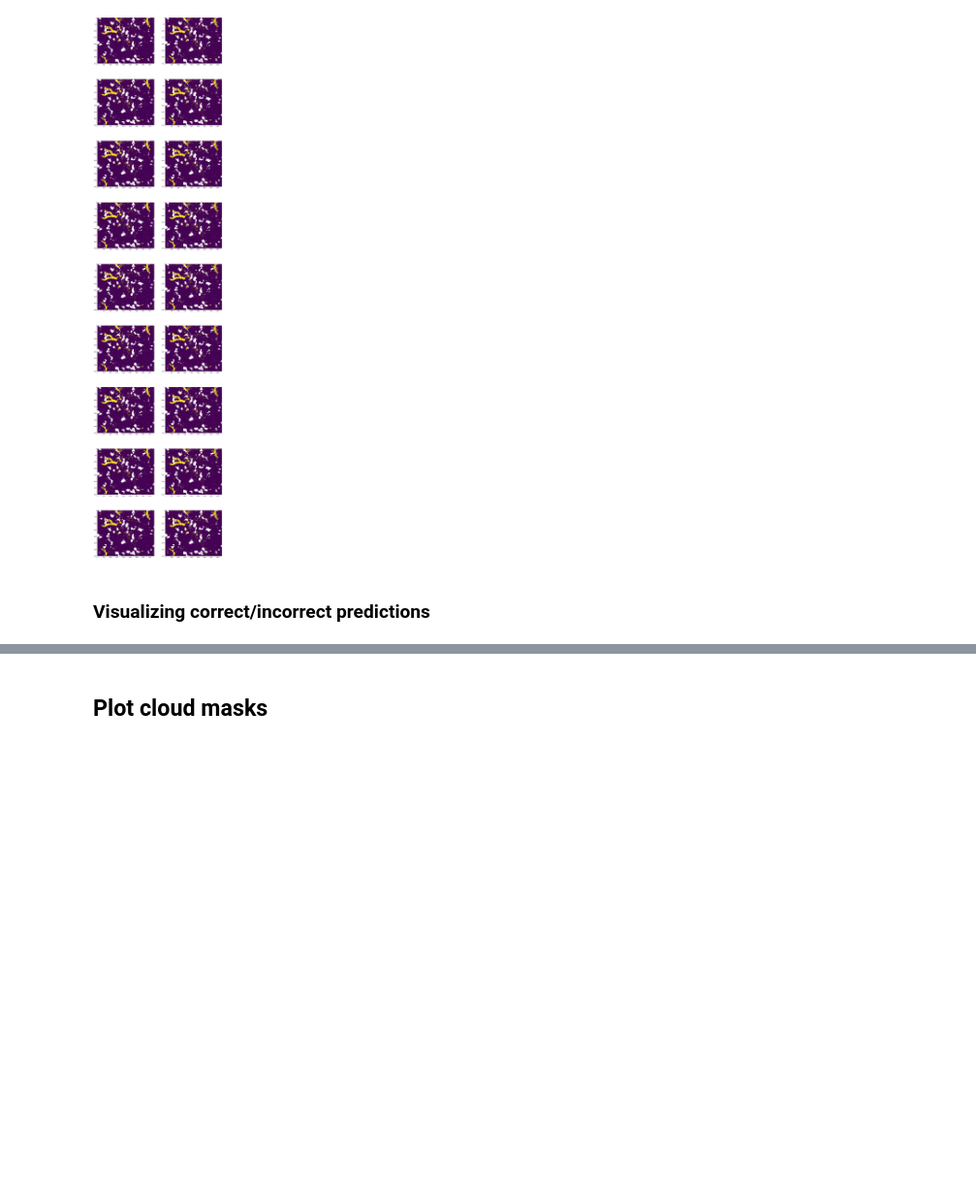
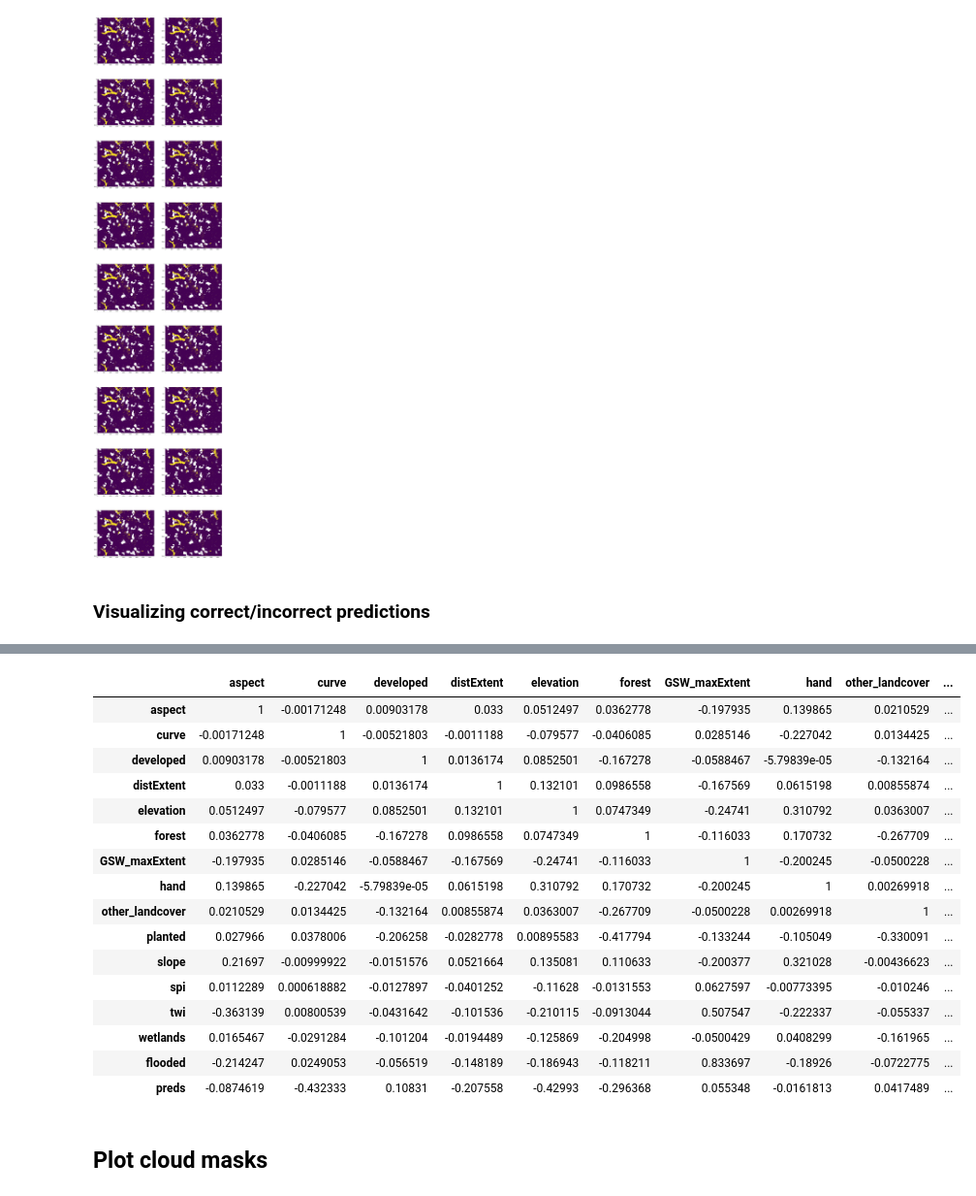
Before and after one commit to ianpdavies/cloudy_flood_prediction, a Jupyter notebook: notebooks/CNN_multi.ipynb, the cells around one changed output, grey strips where cells are left out. Shown at 97% size. Cells and saved outputs as stored; diff of their text form; code cells hidden in the pictures; blank space fills up the shorter version.

```diff
--- a/notebooks/CNN_multi.ipynb
+++ b/notebooks/CNN_multi.ipynb
@@ -148,9 +148,10 @@ def preprocessing(path, img, pctl):
         data = data.transpose((1, -1, 0)) # Not sure why the rasterio.read output is originally (D, W, H)
 
     # load cloudmasks
-    cloudMaskDir = path+'cloudmasks/'+img
+    cloudMaskDir = path+'clouds'
 
-    cloudMask = np.load(cloudMaskDir+'/'+img+'_clouds_'+str(pctl)+'.npy')
+    cloudMask = np.load(cloudMaskDir+'/'+img+'_clouds.npy')
+    cloudMask = cloudMask < np.percentile(cloudMask, pctl)
 
     # Need to remove NaNs because any arithmetic operation involving an NaN will result in NaN
     data[cloudMask] = -999999
@@ -392,9 +393,10 @@ def preprocessing_gaps(path, img, pctl):
         data = data.transpose((1, -1, 0)) # Not sure why the rasterio.read output is originally (D, W, H)
 
     # load cloudmasks
-    cloudMaskDir = path+'cloudmasks/'+img
+    cloudMaskDir = path+'clouds'
 
-    cloudMask = np.load(cloudMaskDir+'/'+img+'_clouds_'+str(pctl)+'.npy')
+    cloudMask = np.load(cloudMaskDir+'/'+img+'_clouds.npy')
+    cloudMask = cloudMask < np.percentile(cloudMask, pctl)
 
     # Invert cloudmask to get the gaps
     cloudMask = np.invert(cloudMask)
@@ -621,3 +634,30 @@ plt.imshow(prediction_imgs[8])
+# %%
+# Look at correlation between predicted values and features?
+data_vector, data_mean, data_std, data_ind = preprocessing_gaps(path, img, 90)
+df = pd.DataFrame(data=data_vector, columns=['aspect','curve', 'developed', 'distExtent', 'elevation', 'forest',
+ 'GSW_maxExtent', 'hand', 'other_landcover', 'planted', 'slope', 'spi', 'twi', 'wetlands', 'flooded'])
+df['preds'] = predictions[8]
+# %%
+corr = df.corr()
+corr.style.background_gradient(cmap='coolwarm')
+# %% [output]
+|  | aspect | curve | developed | distExtent | elevation | forest | GSW_maxExtent | hand | other_landcover | ... |
+| aspect | 1 | -0.00171248 | 0.00903178 | 0.033 | 0.0512497 | 0.0362778 | -0.197935 | 0.139865 | 0.0210529 | ... |
+| curve | -0.00171248 | 1 | -0.00521803 | -0.0011188 | -0.079577 | -0.0406085 | 0.0285146 | -0.227042 | 0.0134425 | ... |
+| developed | 0.00903178 | -0.00521803 | 1 | 0.0136174 | 0.0852501 | -0.167278 | -0.0588467 | -5.79839e-05 | -0.132164 | ... |
+| distExtent | 0.033 | -0.0011188 | 0.0136174 | 1 | 0.132101 | 0.0986558 | -0.167569 | 0.0615198 | 0.00855874 | ... |
+| elevation | 0.0512497 | -0.079577 | 0.0852501 | 0.132101 | 1 | 0.0747349 | -0.24741 | 0.310792 | 0.0363007 | ... |
+| forest | 0.0362778 | -0.0406085 | -0.167278 | 0.0986558 | 0.0747349 | 1 | -0.116033 | 0.170732 | -0.267709 | ... |
+| GSW_maxExtent | -0.197935 | 0.0285146 | -0.0588467 | -0.167569 | -0.24741 | -0.116033 | 1 | -0.200245 | -0.0500228 | ... |
+| hand | 0.139865 | -0.227042 | -5.79839e-05 | 0.0615198 | 0.310792 | 0.170732 | -0.200245 | 1 | 0.00269918 | ... |
+| other_landcover | 0.0210529 | 0.0134425 | -0.132164 | 0.00855874 | 0.0363007 | -0.267709 | -0.0500228 | 0.00269918 | 1 | ... |
+| planted | 0.027966 | 0.0378006 | -0.206258 | -0.0282778 | 0.00895583 | -0.417794 | -0.133244 | -0.105049 | -0.330091 | ... |
+| slope | 0.21697 | -0.00999922 | -0.0151576 | 0.0521664 | 0.135081 | 0.110633 | -0.200377 | 0.321028 | -0.00436623 | ... |
+| spi | 0.0112289 | 0.000618882 | -0.0127897 | -0.0401252 | -0.11628 | -0.0131553 | 0.0627597 | -0.00773395 | -0.010246 | ... |
+| twi | -0.363139 | 0.00800539 | -0.0431642 | -0.101536 | -0.210115 | -0.0913044 | 0.507547 | -0.222337 | -0.055337 | ... |
+| wetlands | 0.0165467 | -0.0291284 | -0.101204 | -0.0194489 | -0.125869 | -0.204998 | -0.0500429 | 0.0408299 | -0.161965 | ... |
+| flooded | -0.214247 | 0.0249053 | -0.056519 | -0.148189 | -0.186943 | -0.118211 | 0.833697 | -0.18926 | -0.0722775 | ... |
+| preds | -0.0874619 | -0.432333 | 0.10831 | -0.207558 | -0.42993 | -0.296368 | 0.055348 | -0.0161813 | 0.0417489 | ... |
 # %% [markdown]
 ## Plot cloud masks
 # %%
```
Also changed, not shown: parts of 5 cells of this notebook.
